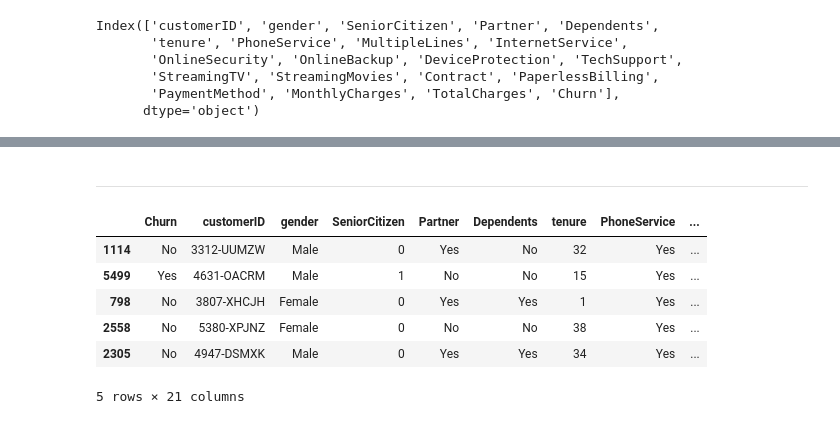
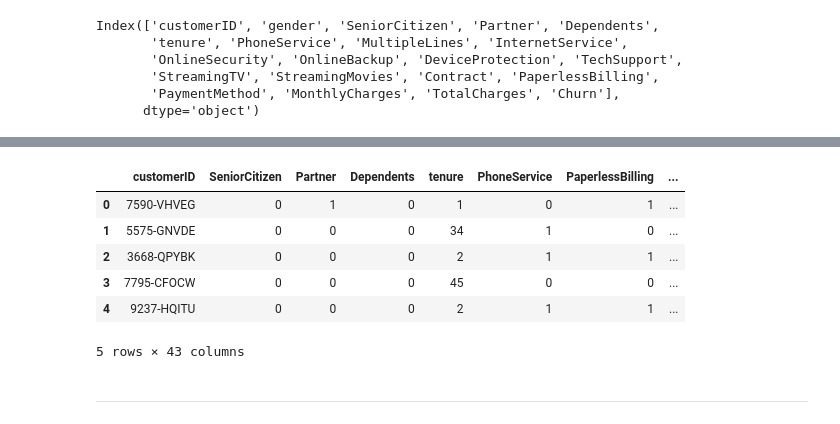
Before and after one commit to Andy-Nkumane/Customer_Churn-Decision_Tree, a Jupyter notebook: Customer_Churn-Decision_Tree.ipynb, the cells around one changed output, grey strips where cells are left out. Drawn from its saved outputs; the diff is of its cells as text; code cells hidden in the pictures.

```diff
--- a/Customer_Churn-Decision_Tree.ipynb
+++ b/Customer_Churn-Decision_Tree.ipynb
@@ -26,0 +103,5 @@ Index(['customerID', 'gender', 'SeniorCitizen', 'Partner', 'Dependents',
+# %%
+numerics = ['int16', 'int32', 'int64','float16', 'float32', 'float64']
+categorical_customer_churn = customer_churn.select_dtypes(exclude=numerics)
+dummy = [x for x in categorical_customer_churn if x != 'customerID']
+dummy
@@ -27,18 +120,17 @@ Index(['customerID', 'gender', 'SeniorCitizen', 'Partner', 'Dependents',
+# %%
+pd.get_dummies(customer_churn, prefix_sep='__', columns=dummy).head()
+# %% [output]
+|  | customerID | SeniorCitizen | Partner | Dependents | tenure | PhoneService | PaperlessBilling | ... |
+| 0 | 7590-VHVEG | 0 | 1 | 0 | 1 | 0 | 1 | ... |
+| 1 | 5575-GNVDE | 0 | 0 | 0 | 34 | 1 | 0 | ... |
+| 2 | 3668-QPYBK | 0 | 0 | 0 | 2 | 1 | 1 | ... |
+| 3 | 7795-CFOCW | 0 | 0 | 0 | 45 | 0 | 0 | ... |
+| 4 | 9237-HQITU | 0 | 0 | 0 | 2 | 1 | 1 | ... |
+5 rows × 43 columns
+# %% [markdown]
+---
 # %%
 y = customer_churn['Churn']
 X = customer_churn[[x for x in customer_churn.columns if x != 'Churn']]
 # %%
 X_train, X_test, y_train, y_test = train_test_split(X, y, test_size=0.3, random_state=7)
-# %% [markdown]
----
-# %%
-train_data = pd.concat([y_train, X_train], axis=1)
-train_data.head()
-# %% [output]
-|  | Churn | customerID | gender | SeniorCitizen | Partner | Dependents | tenure | PhoneService | ... |
-| 1114 | No | 3312-UUMZW | Male | 0 | Yes | No | 32 | Yes | ... |
-| 5499 | Yes | 4631-OACRM | Male | 1 | No | No | 15 | Yes | ... |
-| 798 | No | 3807-XHCJH | Female | 0 | Yes | Yes | 1 | Yes | ... |
-| 2558 | No | 5380-XPJNZ | Female | 0 | No | No | 38 | Yes | ... |
-| 2305 | No | 4947-DSMXK | Male | 0 | Yes | Yes | 34 | Yes | ... |
-5 rows × 21 columns
```
Also changed, not shown: parts of 15 cells of this notebook.
